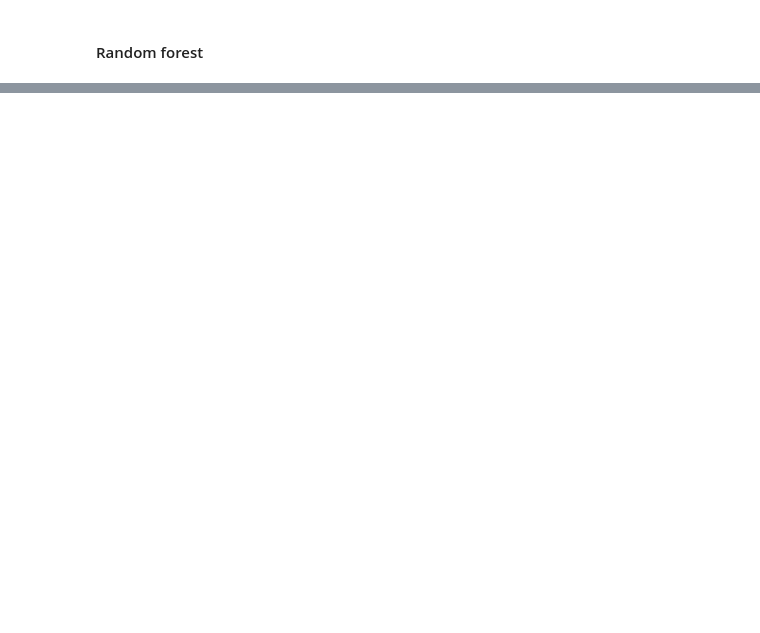
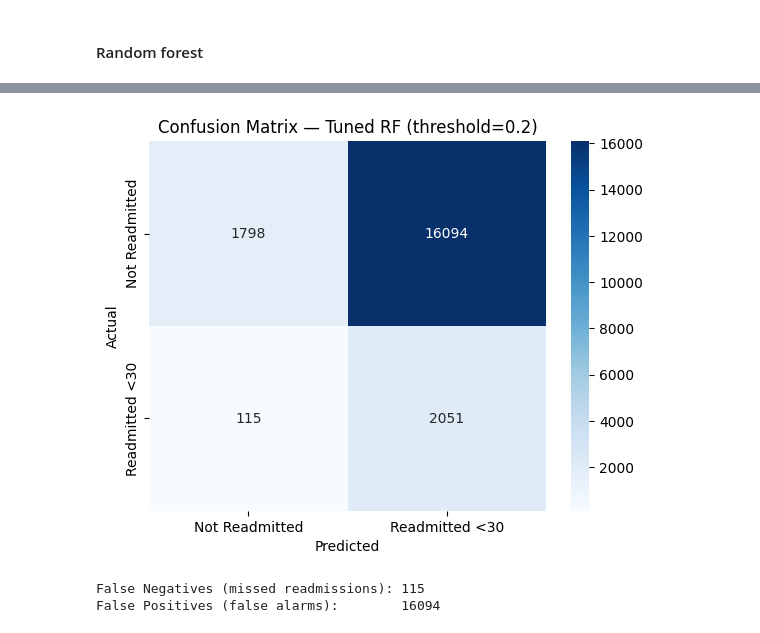
Before and after one commit to WambuiiMaina/ML_foundations-capstone-project, a Jupyter notebook: submission.ipynb, the cells around one changed output, grey strips where cells are left out. Saved outputs shown, nothing was run; the diff lists cells and outputs as text; code cells hidden in the pictures; blank space fills up the shorter version.

```diff
--- a/submission.ipynb
+++ b/submission.ipynb
@@ -547,0 +572,23 @@ Readmitted <30       0.27      0.04      0.07      2169
+# %%
+from sklearn.model_selection import RandomizedSearchCV
+
+param_grid = {
+    'model__n_estimators': [100, 200],
+    'model__max_depth':    [10, 20],
+    'model__class_weight': ['balanced']
+}
+
+rf_tuned = RandomizedSearchCV(
+    estimator=rf_pipe,
+    param_distributions=param_grid,
+    n_iter=5,
+    cv=2,
+    scoring=f2_scorer,
+    n_jobs=-1,
+    random_state=42,
+    verbose=2
+)
+
+rf_tuned.fit(X_train, y_train.values.ravel())
+print('Best params:', rf_tuned.best_params_)
+print('Best CV F2: ', round(rf_tuned.best_score_, 4))
@@ -547,0 +637,25 @@ Readmitted <30       0.27      0.04      0.07      2169
+# %%
+from sklearn.metrics import confusion_matrix
+
+# Using the best tuned model and the threshold that gives us the best F2 score (0.2 in this case)
+best_rf = rf_tuned.best_estimator_
+
+y_proba_tuned = best_rf.predict_proba(X_test)[:, 1]
+y_pred_tuned  = (y_proba_tuned >= 0.2).astype(int)  # use y_pred_tuned here
+
+cm_tuned = confusion_matrix(y_test, y_pred_tuned)   # ← was y_pred_final, now y_pred_tuned
+
+sns.heatmap(cm_tuned, annot=True, fmt='d', cmap='Blues',
+            xticklabels=['Not Readmitted', 'Readmitted <30'],
+            yticklabels=['Not Readmitted', 'Readmitted <30'])
+plt.title('Confusion Matrix — Tuned RF (threshold=0.2)')
+plt.ylabel('Actual')
+plt.xlabel('Predicted')
+plt.show()
+
+print(f'False Negatives (missed readmissions): {cm_tuned[1][0]}')
+print(f'False Positives (false alarms):        {cm_tuned[0][1]}')
+# %% [output]
+[figure, added]
+False Negatives (missed readmissions): 115
+False Positives (false alarms):        16094
```
Also changed, not shown: parts of 37 cells of this notebook, 1 other file.
